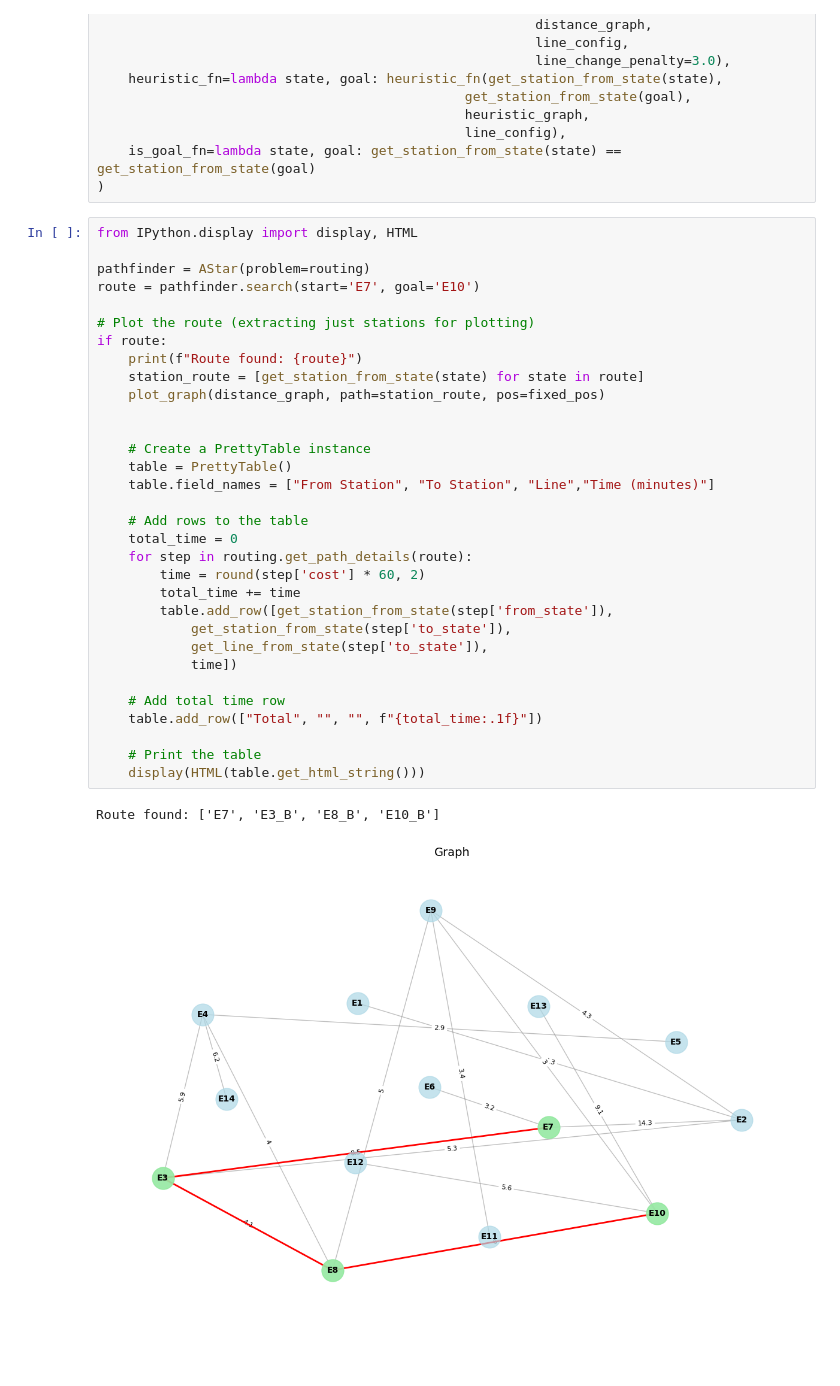
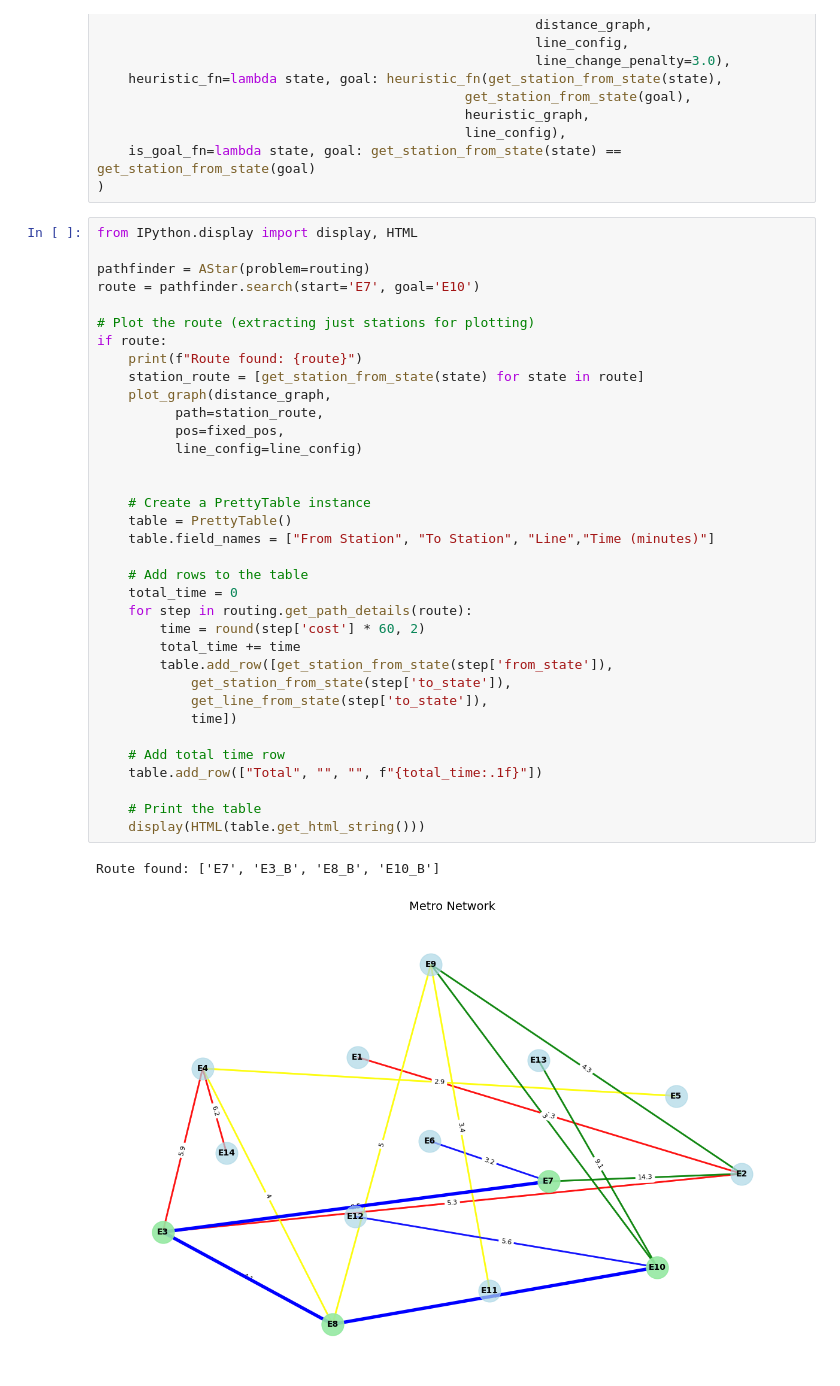
Before and after one commit to scadete/a-star, a Jupyter notebook: examples/astar_metro_routing.ipynb, the cells around one changed output. Saved outputs shown, nothing was run; the diff lists cells and outputs as text; blank space fills up the shorter version.

Commit message:
fixes metro line color plot and higlights with same color

```diff
--- a/examples/astar_metro_routing.ipynb
+++ b/examples/astar_metro_routing.ipynb
@@ -192,35 +188,38 @@ from IPython.display import display, HTML
 pathfinder = AStar(problem=routing)
 route = pathfinder.search(start='E7', goal='E10')
 
 # Plot the route (extracting just stations for plotting)
 if route:
     print(f"Route found: {route}")
     station_route = [get_station_from_state(state) for state in route]
-    plot_graph(distance_graph, path=station_route, pos=fixed_pos)
+    plot_graph(distance_graph,
+          path=station_route,
+          pos=fixed_pos,
+          line_config=line_config)
 
 
     # Create a PrettyTable instance
     table = PrettyTable()
     table.field_names = ["From Station", "To Station", "Line","Time (minutes)"]
 
     # Add rows to the table
     total_time = 0
     for step in routing.get_path_details(route):
         time = round(step['cost'] * 60, 2)
         total_time += time
         table.add_row([get_station_from_state(step['from_state']),
             get_station_from_state(step['to_state']),
             get_line_from_state(step['to_state']),
             time])
 
     # Add total time row
     table.add_row(["Total", "", "", f"{total_time:.1f}"])
 
     # Print the table
     display(HTML(table.get_html_string()))
 # %% [output]
 Route found: ['E7', 'E3_B', 'E8_B', 'E10_B']
-[figure, old version]
+[figure, new version]
 | From Station | To Station | Line | Time (minutes) |
 | E7 | E3 | B | 12.75 |
 | E3 | E8 | B | 6.15 |
```
Also changed, not shown: parts of 6 cells of this notebook, 1 other file.
